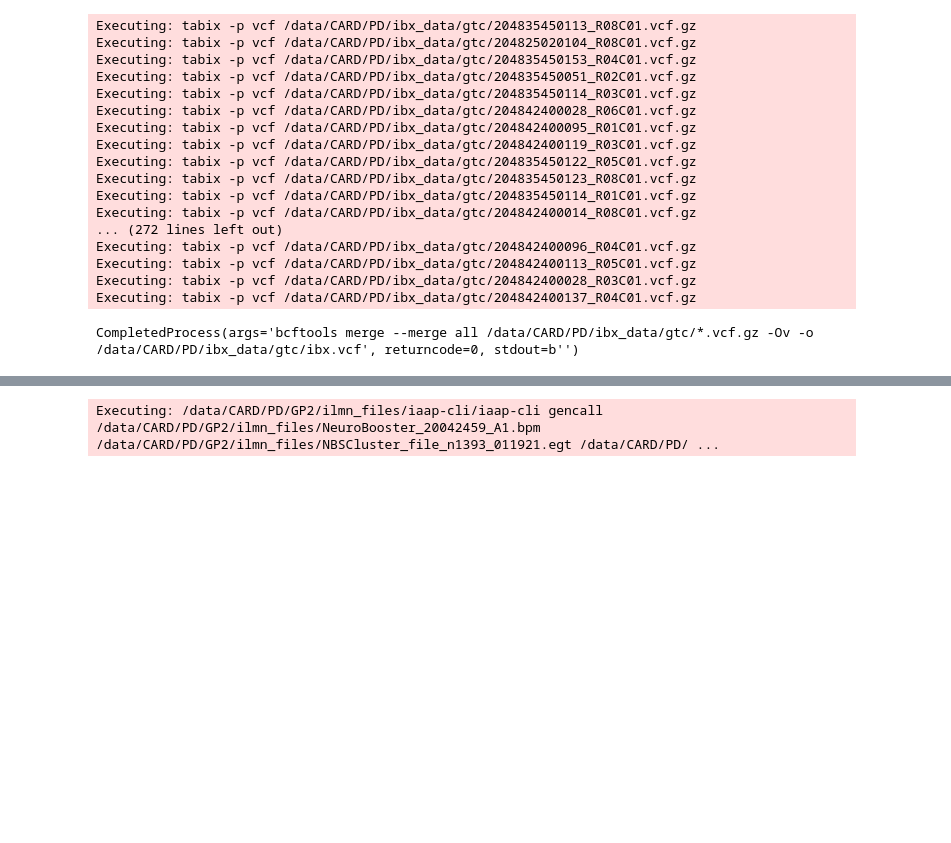
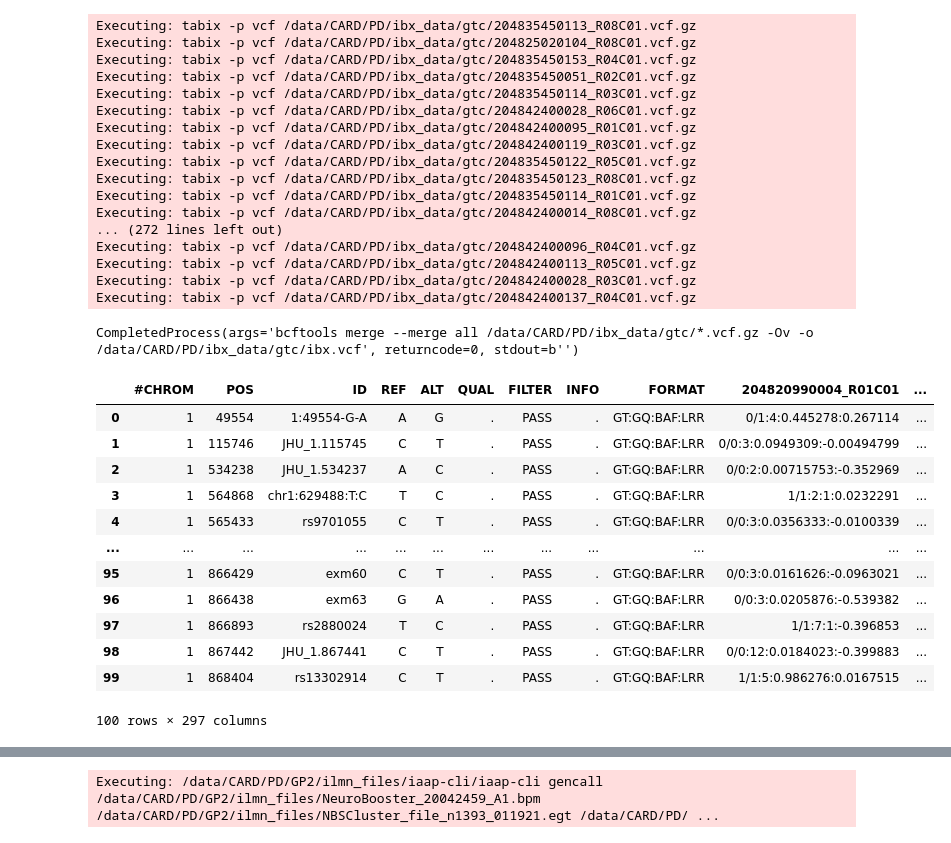
Before and after one commit to dvitale199/GenoTools, a Jupyter notebook: GP2_data_processing/ibx_geno.ipynb, the cells around one changed output, grey strips where cells are left out. Saved outputs shown, nothing was run; the diff lists cells and outputs as text; code cells hidden in the pictures; blank space fills up the shorter version.

```diff
--- a/GP2_data_processing/ibx_geno.ipynb
+++ b/GP2_data_processing/ibx_geno.ipynb
@@ -187,27 +187,42 @@ CompletedProcess(args='bcftools merge --merge all /data/CARD/PD/ibx_data/gtc/*.v
 # %%
 # figure out what line number df starts on
 line_count = 0
 with open(f'{gtc_dir}/ibx.vcf', "r") as ifile:
     for line in ifile:
         line_count += 1
         if line.startswith("#CHROM"):
             break
 
 # create output name
 variant_metrics_out = f'{gtc_dir}/ibx_variant_metrics.txt'
 
 # get IIDs from gtc_list
 IIDs = [x.split('/')[-1] for x in gtc_list]
 
 # read vcf in chunks
 vcf = pd.read_csv(f'{gtc_dir}/ibx.vcf', sep='\s+', skiprows=line_count-1, low_memory=False, chunksize=10000)
 
-# loop through chunks, melt and get variant metrics and append to output file
-for chunk in vcf:
+vcf.get_chunk(100)
+# # loop through chunks, melt and get variant metrics and append to output file
+# for chunk in vcf:
 
-    chunk.rename(columns={'#CHROM':'CHROM'}, inplace=True)
-    chunk_melt = chunk.melt(id_vars=['CHROM','POS','ID','REF','ALT','QUAL','FILTER','INFO'], value_vars=IIDs, value_name='metrics')
-    chunk_melt[['GT','GQ','BAF','LRR']] = chunk_melt.metrics.str.split(':', expand=True)
-    chunk_melt.drop(columns=['QUAL','FILTER','INFO'], inplace=True)
-    chunk_melt.to_csv(variant_metrics_out, sep='\t', index=False, mode='a')
+#     chunk.rename(columns={'#CHROM':'CHROM'}, inplace=True)
+#     chunk_melt = chunk.melt(id_vars=['CHROM','POS','ID','REF','ALT','QUAL','FILTER','INFO'], value_vars=IIDs, value_name='metrics')
+#     chunk_melt[['GT','GQ','BAF','LRR']] = chunk_melt.metrics.str.split(':', expand=True)
+#     chunk_melt.drop(columns=['QUAL','FILTER','INFO'], inplace=True)
+#     chunk_melt.to_csv(variant_metrics_out, sep='\t', index=False, mode='a')
+# %% [output]
+|  | #CHROM | POS | ID | REF | ALT | QUAL | FILTER | INFO | FORMAT | 204820990004_R01C01 | ... |
+| 0 | 1 | 49554 | 1:49554-G-A | A | G | . | PASS | . | GT:GQ:BAF:LRR | 0/1:4:0.445278:0.267114 | ... |
+| 1 | 1 | 115746 | JHU_1.115745 | C | T | . | PASS | . | GT:GQ:BAF:LRR | 0/0:3:0.0949309:-0.00494799 | ... |
+| 2 | 1 | 534238 | JHU_1.534237 | A | C | . | PASS | . | GT:GQ:BAF:LRR | 0/0:2:0.00715753:-0.352969 | ... |
+| 3 | 1 | 564868 | chr1:629488:T:C | T | C | . | PASS | . | GT:GQ:BAF:LRR | 1/1:2:1:0.0232291 | ... |
+| 4 | 1 | 565433 | rs9701055 | C | T | . | PASS | . | GT:GQ:BAF:LRR | 0/0:3:0.0356333:-0.0100339 | ... |
+| ... | ... | ... | ... | ... | ... | ... | ... | ... | ... | ... | ... |
+| 95 | 1 | 866429 | exm60 | C | T | . | PASS | . | GT:GQ:BAF:LRR | 0/0:3:0.0161626:-0.0963021 | ... |
+| 96 | 1 | 866438 | exm63 | G | A | . | PASS | . | GT:GQ:BAF:LRR | 0/0:3:0.0205876:-0.539382 | ... |
+| 97 | 1 | 866893 | rs2880024 | T | C | . | PASS | . | GT:GQ:BAF:LRR | 1/1:7:1:-0.396853 | ... |
+| 98 | 1 | 867442 | JHU_1.867441 | C | T | . | PASS | . | GT:GQ:BAF:LRR | 0/0:12:0.0184023:-0.399883 | ... |
+| 99 | 1 | 868404 | rs13302914 | C | T | . | PASS | . | GT:GQ:BAF:LRR | 1/1:5:0.986276:0.0167515 | ... |
+100 rows × 297 columns
 # %%
```
Also changed, not shown: parts of 12 cells of this notebook, 3 other files.
